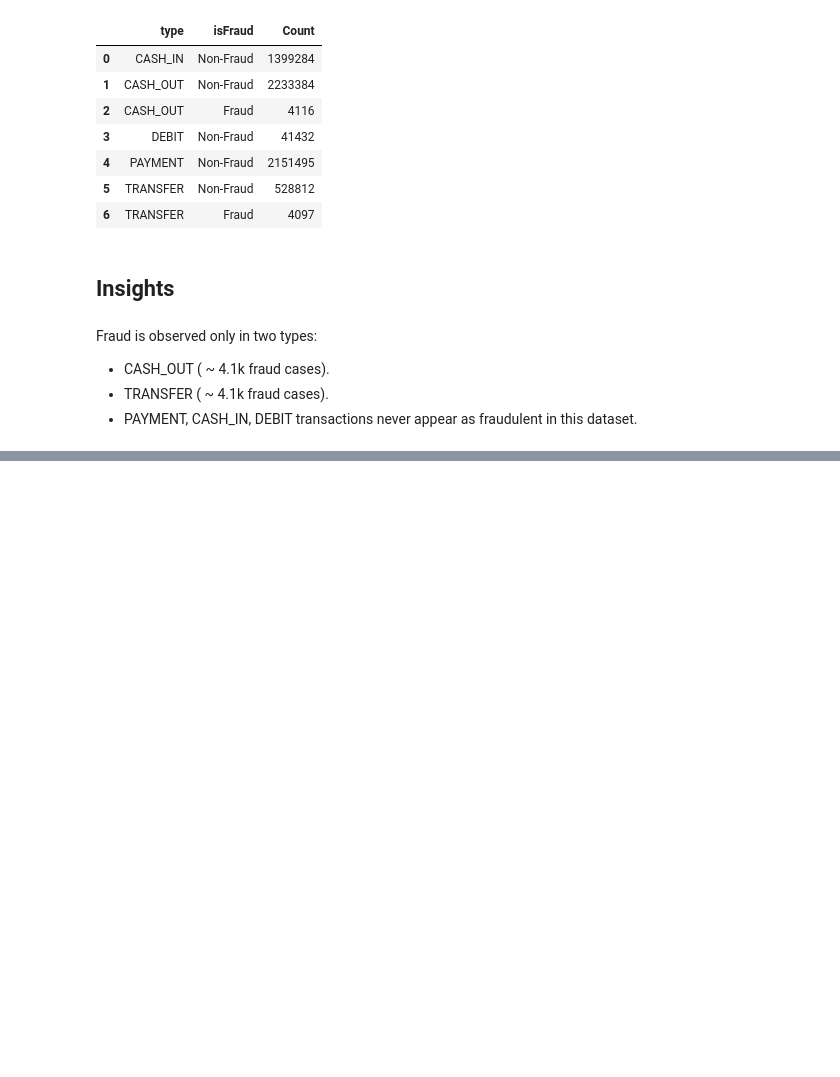
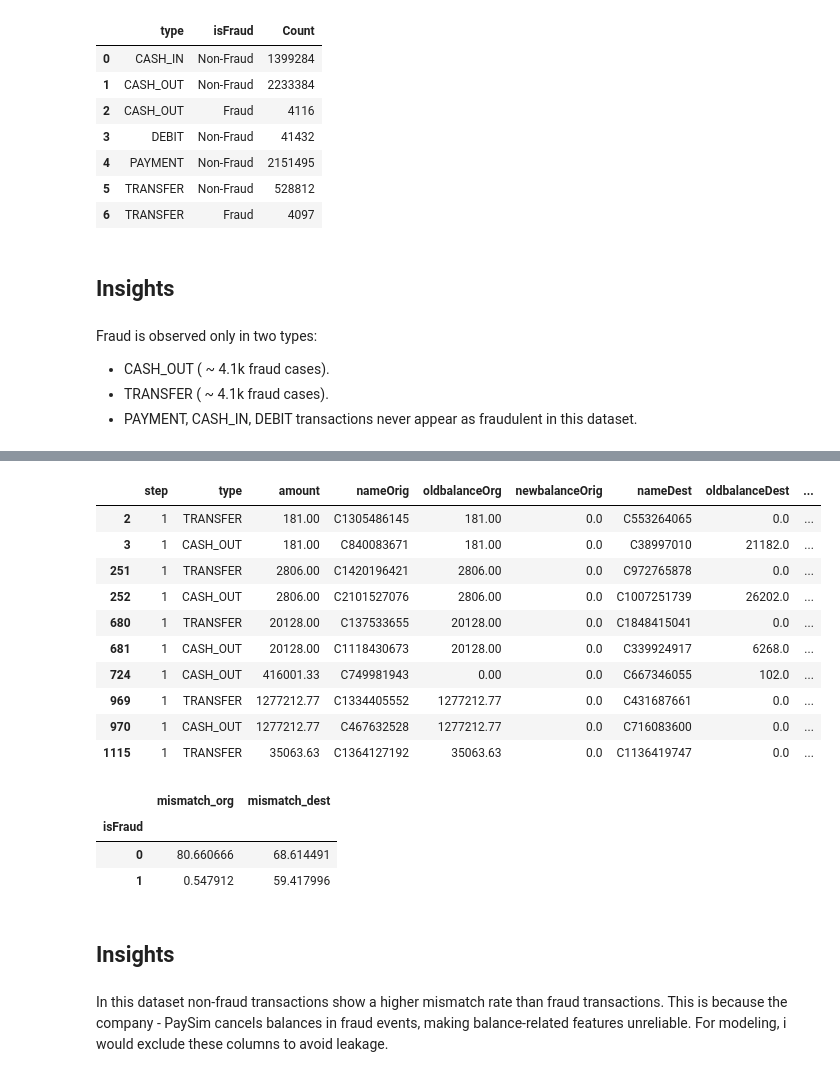
Before and after one commit to daryllalmeida/Credit-Card-Fraud-Detection, a Jupyter notebook: Creditcardfraud.ipynb, the cells around one changed output, grey strips where cells are left out. Cells and saved outputs as stored; diff of their text form; code cells hidden in the pictures; blank space fills up the shorter version.

```diff
--- a/Creditcardfraud.ipynb
+++ b/Creditcardfraud.ipynb
@@ -176,0 +250,7 @@ Fraud is observed only in two types:
+# %%
+df['delta_org'] = df['oldbalanceOrg'] - df['newbalanceOrig']
+df['delta_dest'] = df['newbalanceDest'] - df['oldbalanceDest']
+# %%
+df['mismatch_org'] = (abs(df['delta_org'] - df['amount']) > 1e-6).astype(int)
+
+df['mismatch_dest'] = (abs(df['delta_dest'] - df['amount']) > 1e-6).astype(int)
@@ -176,0 +261,25 @@ Fraud is observed only in two types:
+# %%
+df[df['isFraud']== 1].head(10)
+# %% [output]
+|  | step | type | amount | nameOrig | oldbalanceOrg | newbalanceOrig | nameDest | oldbalanceDest | ... |
+| 2 | 1 | TRANSFER | 181.00 | C1305486145 | 181.00 | 0.0 | C553264065 | 0.0 | ... |
+| 3 | 1 | CASH_OUT | 181.00 | C840083671 | 181.00 | 0.0 | C38997010 | 21182.0 | ... |
+| 251 | 1 | TRANSFER | 2806.00 | C1420196421 | 2806.00 | 0.0 | C972765878 | 0.0 | ... |
+| 252 | 1 | CASH_OUT | 2806.00 | C2101527076 | 2806.00 | 0.0 | C1007251739 | 26202.0 | ... |
+| 680 | 1 | TRANSFER | 20128.00 | C137533655 | 20128.00 | 0.0 | C1848415041 | 0.0 | ... |
+| 681 | 1 | CASH_OUT | 20128.00 | C1118430673 | 20128.00 | 0.0 | C339924917 | 6268.0 | ... |
+| 724 | 1 | CASH_OUT | 416001.33 | C749981943 | 0.00 | 0.0 | C667346055 | 102.0 | ... |
+| 969 | 1 | TRANSFER | 1277212.77 | C1334405552 | 1277212.77 | 0.0 | C431687661 | 0.0 | ... |
+| 970 | 1 | CASH_OUT | 1277212.77 | C467632528 | 1277212.77 | 0.0 | C716083600 | 0.0 | ... |
+| 1115 | 1 | TRANSFER | 35063.63 | C1364127192 | 35063.63 | 0.0 | C1136419747 | 0.0 | ... |
+# %%
+df.groupby('isFraud')[['mismatch_org','mismatch_dest']].mean()*100
+# %% [output]
+|  | mismatch_org | mismatch_dest |
+| isFraud |  |  |
+| 0 | 80.660666 | 68.614491 |
+| 1 | 0.547912 | 59.417996 |
+# %% [markdown]
+## Insights
+# %% [markdown]
+In this dataset non-fraud transactions show a higher mismatch rate than fraud transactions. This is because the company - PaySim cancels balances in fraud events, making balance-related features unreliable. For modeling, i would exclude these columns to avoid leakage.
```
Also changed, not shown: parts of 23 cells of this notebook.
